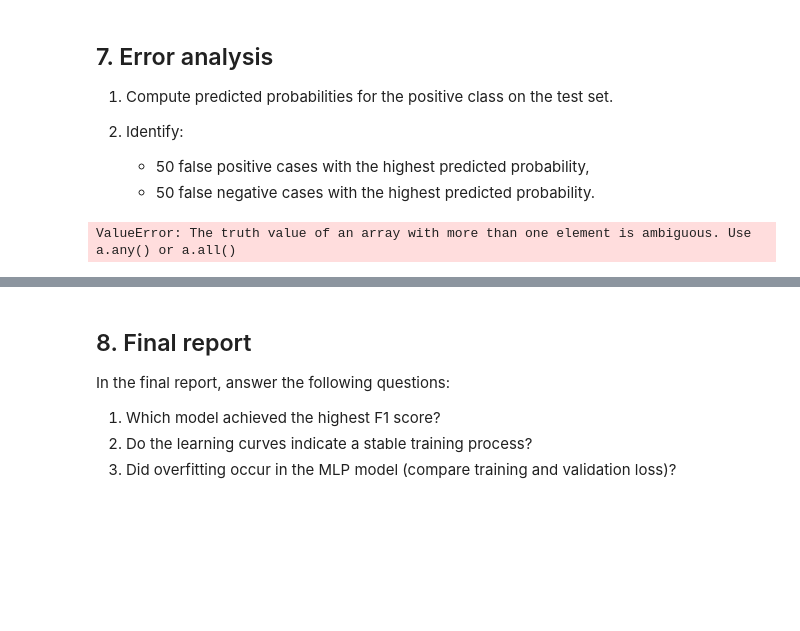
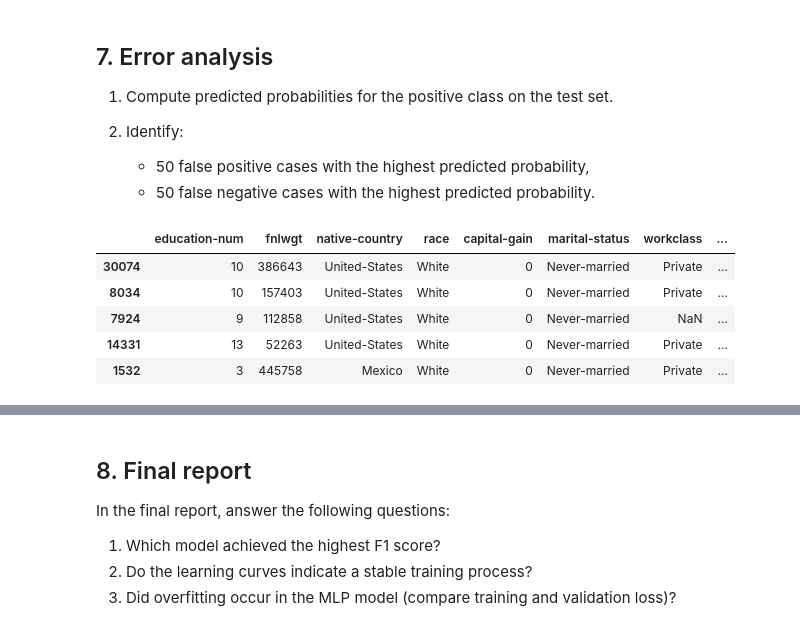
Before and after one commit to PiotrStachowicz/Advanced-Data-Mining, a Jupyter notebook: list1/List 01.ipynb, the cells around one changed output, grey strips where cells are left out. Drawn from its saved outputs; the diff is of its cells as text; code cells hidden in the pictures; blank space fills up the shorter version.

```diff
--- a/list1/List 01.ipynb
+++ b/list1/List 01.ipynb
@@ -713,9 +704,15 @@ F1 score: 0.687603305785124
 # %%
 y_pred_mlp = y_pred_mlp.numpy().flatten()
 error_df = X_test.copy()
 error_df['probs'] = y_pred_mlp
-error_df['pred_class'] = (">50k" if y_pred_mlp > 0.0 else "<=50k")
+error_df['pred_class'] = predictions_mlp
+error_df['true_class'] = y_test_np
 
 error_df.head(5)
 # %% [output]
-ValueError: The truth value of an array with more than one element is ambiguous. Use a.any() or a.all()
+|  | education-num | fnlwgt | native-country | race | capital-gain | marital-status | workclass | ... |
+| 30074 | 10 | 386643 | United-States | White | 0 | Never-married | Private | ... |
+| 8034 | 10 | 157403 | United-States | White | 0 | Never-married | Private | ... |
+| 7924 | 9 | 112858 | United-States | White | 0 | Never-married | NaN | ... |
+| 14331 | 13 | 52263 | United-States | White | 0 | Never-married | Private | ... |
+| 1532 | 3 | 445758 | Mexico | White | 0 | Never-married | Private | ... |
```
Also changed, not shown: parts of 10 cells of this notebook.
